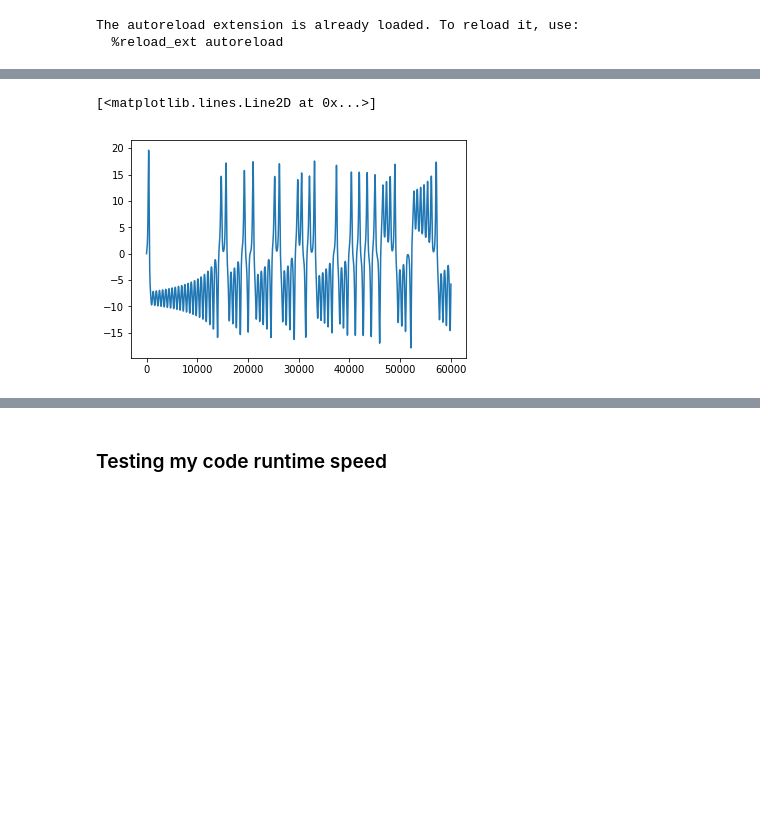
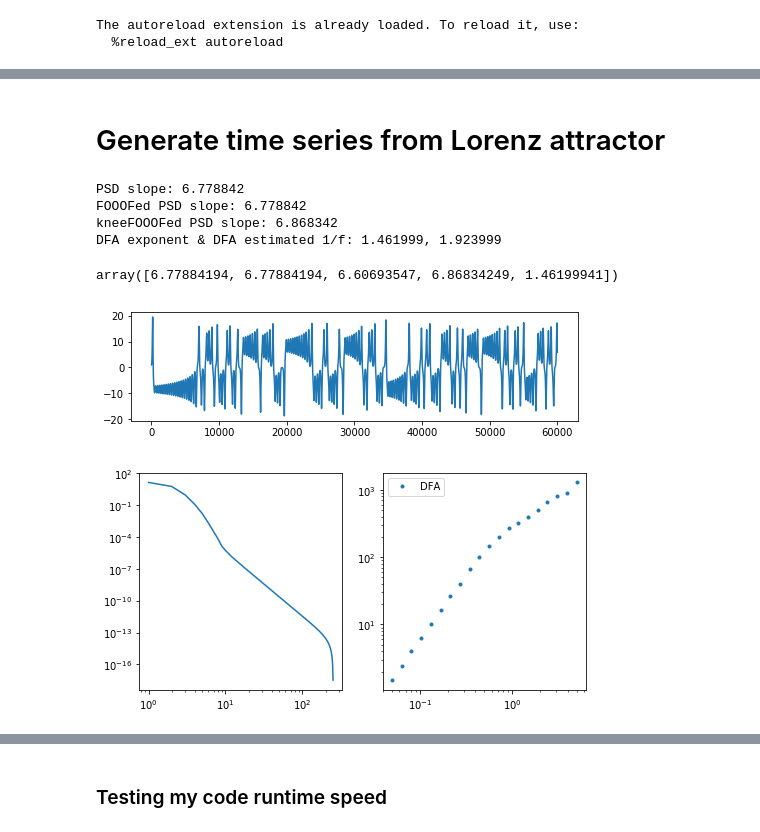
Before and after one commit to rdgao/SpaceRecon, a Jupyter notebook: notebooks/simulation_test.ipynb, the cells around one changed output, grey strips where cells are left out. Drawn from its saved outputs; the diff is of its cells as text; code cells hidden in the pictures; blank space fills up the shorter version.

Commit message:
added slope-DFA comparision in simulation and fixed up some stuff in the NT fooof_DFA viz

```diff
--- a/notebooks/simulation_test.ipynb
+++ b/notebooks/simulation_test.ipynb
@@ -37,3 +41,37 @@ def sim_lorenz(T, fs, init, args):
     f = odeint(lorenz, init, t, args)
     x, y, z = f.T
     return x,y,z
+# %%
+def compute_features(data, fs, fit_range=[10,100]):
+    f_axis,psd = spectral.psd(x,fs)
+    plt.subplot(1,2,1)
+    plt.loglog(f_axis,psd)
+
+    feat = np.zeros(5)
+    # linear fit
+    feat[0] = -spectral.fit_slope(f_axis,psd,fit_range)[0]
+
+    # fooof full linear fit
+    fn = FOOOF(verbose=False)
+    fn.fit(f_axis, psd, fit_range)
+    feat[1] = fn.get_results().background_params[-1]
+
+    # fooof full knee fit
+    fn = FOOOF(background_mode='knee',verbose=False)
+    fn.fit(f_axis, psd, fit_range)
+    feat[2] = fn.get_results().background_params[1]
+    feat[3] = fn.get_results().background_params[2]
+
+    #dfa
+    t_scales, df, alpha = dfa.dfa(x,fs,n_scales=20, min_scale=0.05, max_scale=5, deg=1, method='dfa')
+    feat[4] = alpha
+
+    print('PSD slope: %f'%feat[0])
+    print('FOOOFed PSD slope: %f'%feat[1])
+    print('kneeFOOOFed PSD slope: %f'%feat[3])
+    print('DFA exponent & DFA estimated 1/f: %f, %f' %(alpha, 2*alpha-1))
+
+    plt.subplot(1,2,2)
+    plt.loglog(t_scales, df, '.', label='DFA');
+    plt.legend()
+    return feat
@@ -40,10 +99,21 @@ def sim_lorenz(T, fs, init, args):
+# %% [markdown]
+# Generate time series from Lorenz attractor
 # %%
 # Lorenz paramters and initial conditions
-T,fs = 60,1000
+T,fs = 120,500
 sigma, beta, rho = 10, 2.667, 28
-u0, v0, w0 = 0, 1, 1.05
+u0, v0, w0 = 1, 1, 1.05
 x,y,z = sim_lorenz(T,fs,init=(u0, v0, w0), args=(sigma, beta, rho))
-plt.plot(x)
+sig = x
+plt.figure(figsize=(8,2))
+plt.plot(sig)
+plt.figure(figsize=(8,4))
+compute_features(sig,fs,[1,100])
 # %% [output]
-[<matplotlib.lines.Line2D at 0x...>]
+PSD slope: 6.778842
+FOOOFed PSD slope: 6.778842
+kneeFOOOFed PSD slope: 6.868342
+DFA exponent & DFA estimated 1/f: 1.461999, 1.923999
+array([6.77884194, 6.77884194, 6.60693547, 6.86834249, 1.46199941])
-[figure, old version]
+[figure, new version]
+[figure, added]
```
Also changed, not shown: parts of 10 cells of this notebook, 3 other files.
